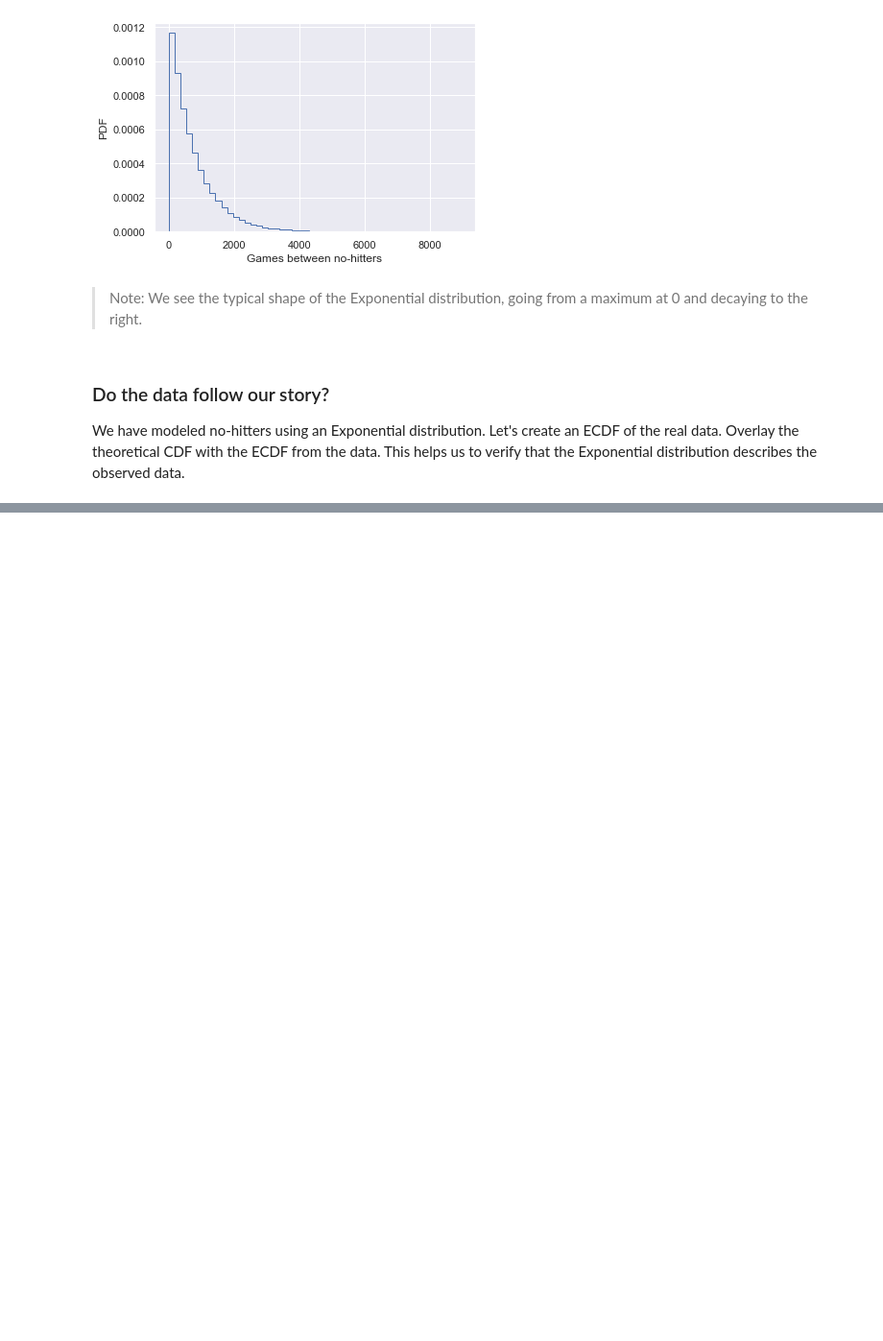
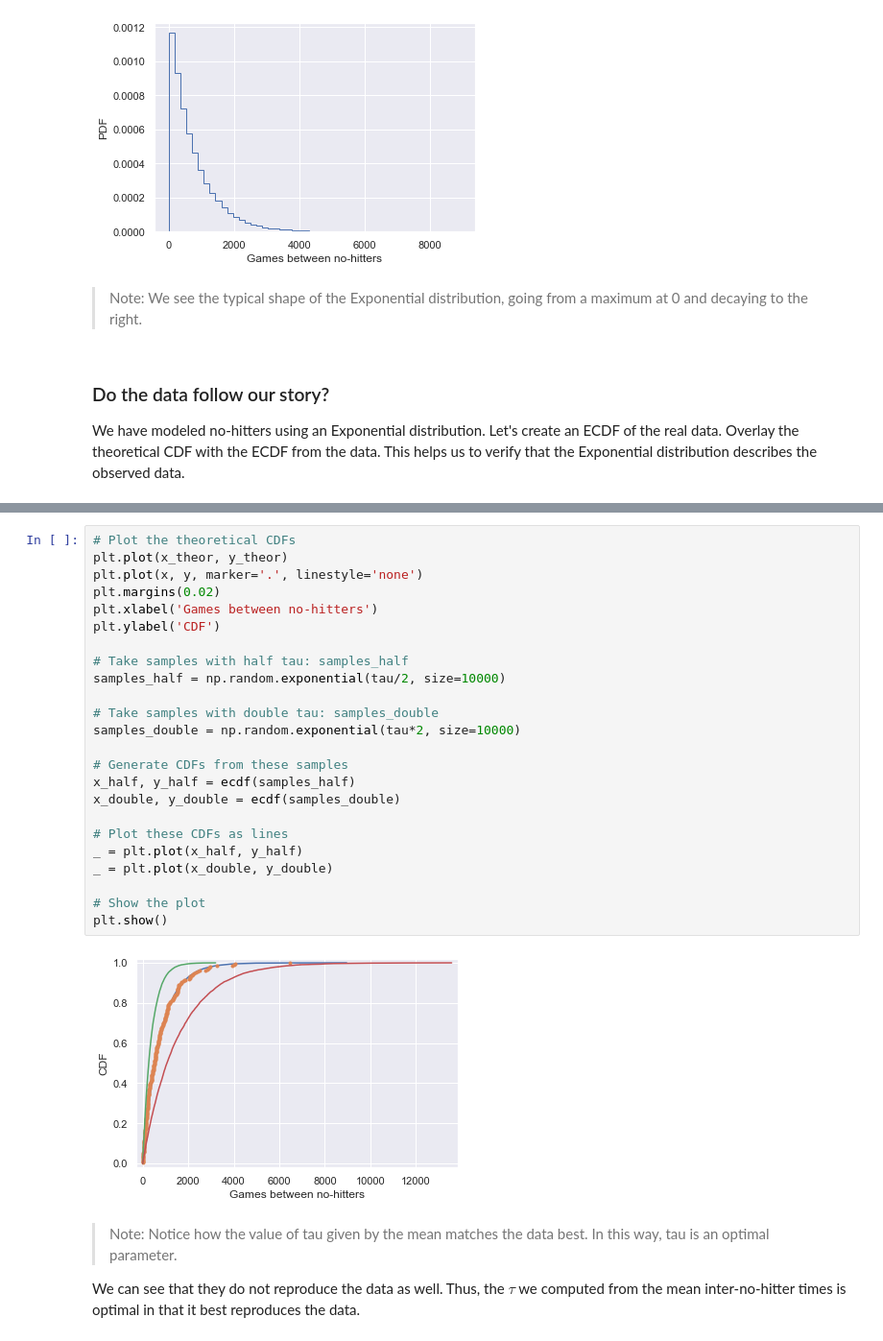
Before and after one commit to VictorOmondi1997/Statistical-Thinking-in-Python-Part-2-, a Jupyter notebook: Statistical Thinking in Python (Part 2).ipynb, the cells around one changed output, grey strips where cells are left out. Shown at 96% size. Saved outputs shown, nothing was run; the diff lists cells and outputs as text; blank space fills up the shorter version.

```diff
--- a/Statistical Thinking in Python (Part 2).ipynb
+++ b/Statistical Thinking in Python (Part 2).ipynb
@@ -107,0 +119,30 @@ plt.show()
+# %%
+# Plot the theoretical CDFs
+plt.plot(x_theor, y_theor)
+plt.plot(x, y, marker='.', linestyle='none')
+plt.margins(0.02)
+plt.xlabel('Games between no-hitters')
+plt.ylabel('CDF')
+
+# Take samples with half tau: samples_half
+samples_half = np.random.exponential(tau/2, size=10000)
+
+# Take samples with double tau: samples_double
+samples_double = np.random.exponential(tau*2, size=10000)
+
+# Generate CDFs from these samples
+x_half, y_half = ecdf(samples_half)
+x_double, y_double = ecdf(samples_double)
+
+# Plot these CDFs as lines
+_ = plt.plot(x_half, y_half)
+_ = plt.plot(x_double, y_double)
+
+# Show the plot
+plt.show()
+# %% [output]
+[figure, added]
+# %% [markdown]
+> Note: Notice how the value of tau given by the mean matches the data best. In this way, tau is an optimal parameter.
+
+We can see that they do not reproduce the data as well. Thus, the $\tau$ we computed from the mean inter-no-hitter times is optimal in that it best reproduces the data.
```
Also changed, not shown: parts of 53 cells of this notebook.
